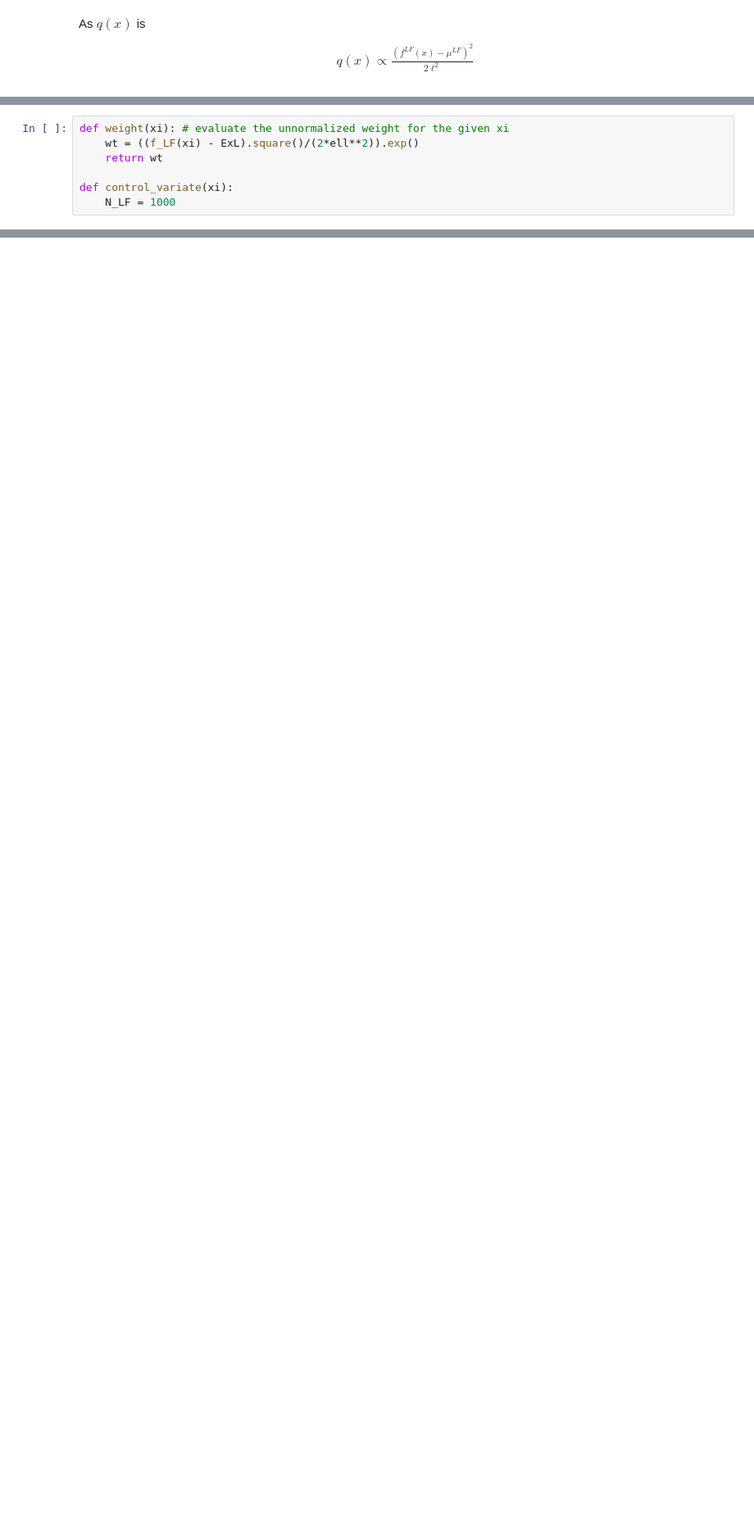
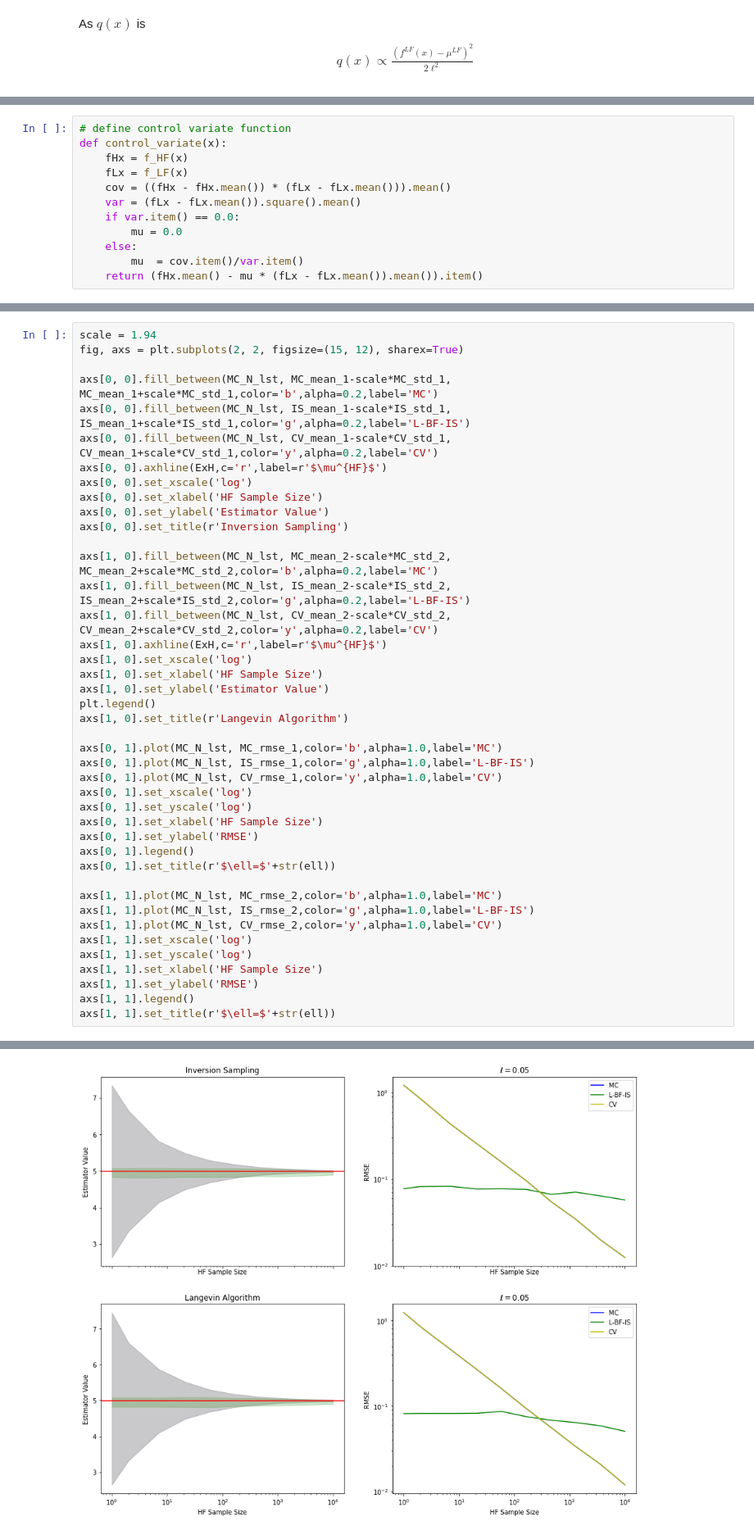
Before and after one commit to CU-UQ/L-BF-IS, a Jupyter notebook: notebooks/dim-1.ipynb, the cells around one changed output, grey strips where cells are left out. Shown at 82% size. Drawn from its saved outputs; the diff is of its cells as text; blank space fills up the shorter version.

```diff
--- a/notebooks/dim-1.ipynb
+++ b/notebooks/dim-1.ipynb
@@ -157,7 +156,0 @@ Text(0.5, 1.0, 'Langevin algorithm')
-# %%
-def weight(xi): # evaluate the unnormalized weight for the given xi
-    wt = ((f_LF(xi) - ExL).square()/(2*ell**2)).exp()
-    return wt
-
-def control_variate(xi):
-    N_LF = 1000
@@ -166,3 +157,15 @@ x_q_lst = q_smps_2.reshape(100000, 1)
+# %%
+# define control variate function
+def control_variate(x):
+    fHx = f_HF(x)
+    fLx = f_LF(x)
+    cov = ((fHx - fHx.mean()) * (fLx - fLx.mean())).mean()
+    var = (fLx - fLx.mean()).square().mean()
+    if var.item() == 0.0:
+        mu = 0.0
+    else:
+        mu  = cov.item()/var.item()
+    return (fHx.mean() - mu * (fLx - fLx.mean()).mean()).item()
 # %% [markdown]
 We implement three different estimators:
 
@@ -230,0 +269,43 @@ Text(0.5, 1.0, '$\\ell=0.2$')
+# %%
+scale = 1.94
+fig, axs = plt.subplots(2, 2, figsize=(15, 12), sharex=True)
+
+axs[0, 0].fill_between(MC_N_lst, MC_mean_1-scale*MC_std_1, MC_mean_1+scale*MC_std_1,color='b',alpha=0.2,label='MC')
+axs[0, 0].fill_between(MC_N_lst, IS_mean_1-scale*IS_std_1, IS_mean_1+scale*IS_std_1,color='g',alpha=0.2,label='L-BF-IS')
+axs[0, 0].fill_between(MC_N_lst, CV_mean_1-scale*CV_std_1, CV_mean_1+scale*CV_std_1,color='y',alpha=0.2,label='CV')
+axs[0, 0].axhline(ExH,c='r',label=r'$\mu^{HF}$')
+axs[0, 0].set_xscale('log')
+axs[0, 0].set_xlabel('HF Sample Size')
+axs[0, 0].set_ylabel('Estimator Value')
+axs[0, 0].set_title(r'Inversion Sampling')
+
+axs[1, 0].fill_between(MC_N_lst, MC_mean_2-scale*MC_std_2, MC_mean_2+scale*MC_std_2,color='b',alpha=0.2,label='MC')
+axs[1, 0].fill_between(MC_N_lst, IS_mean_2-scale*IS_std_2, IS_mean_2+scale*IS_std_2,color='g',alpha=0.2,label='L-BF-IS')
+axs[1, 0].fill_between(MC_N_lst, CV_mean_2-scale*CV_std_2, CV_mean_2+scale*CV_std_2,color='y',alpha=0.2,label='CV')
+axs[1, 0].axhline(ExH,c='r',label=r'$\mu^{HF}$')
+axs[1, 0].set_xscale('log')
+axs[1, 0].set_xlabel('HF Sample Size')
+axs[1, 0].set_ylabel('Estimator Value')
+plt.legend()
+axs[1, 0].set_title(r'Langevin Algorithm')
+
+axs[0, 1].plot(MC_N_lst, MC_rmse_1,color='b',alpha=1.0,label='MC')
+axs[0, 1].plot(MC_N_lst, IS_rmse_1,color='g',alpha=1.0,label='L-BF-IS')
+axs[0, 1].plot(MC_N_lst, CV_rmse_1,color='y',alpha=1.0,label='CV')
+axs[0, 1].set_xscale('log')
+axs[0, 1].set_yscale('log')
+axs[0, 1].set_xlabel('HF Sample Size')
+axs[0, 1].set_ylabel('RMSE')
+axs[0, 1].legend()
+axs[0, 1].set_title(r'$\ell=$'+str(ell))
+
+axs[1, 1].plot(MC_N_lst, MC_rmse_2,color='b',alpha=1.0,label='MC')
+axs[1, 1].plot(MC_N_lst, IS_rmse_2,color='g',alpha=1.0,label='L-BF-IS')
+axs[1, 1].plot(MC_N_lst, CV_rmse_2,color='y',alpha=1.0,label='CV')
+axs[1, 1].set_xscale('log')
+axs[1, 1].set_yscale('log')
+axs[1, 1].set_xlabel('HF Sample Size')
+axs[1, 1].set_ylabel('RMSE')
+axs[1, 1].legend()
+axs[1, 1].set_title(r'$\ell=$'+str(ell))
+# %% [output]
@@ -230,0 +314 @@ Text(0.5, 1.0, '$\\ell=0.2$')
+[figure, added]
```
Also changed, not shown: parts of 14 cells of this notebook.
